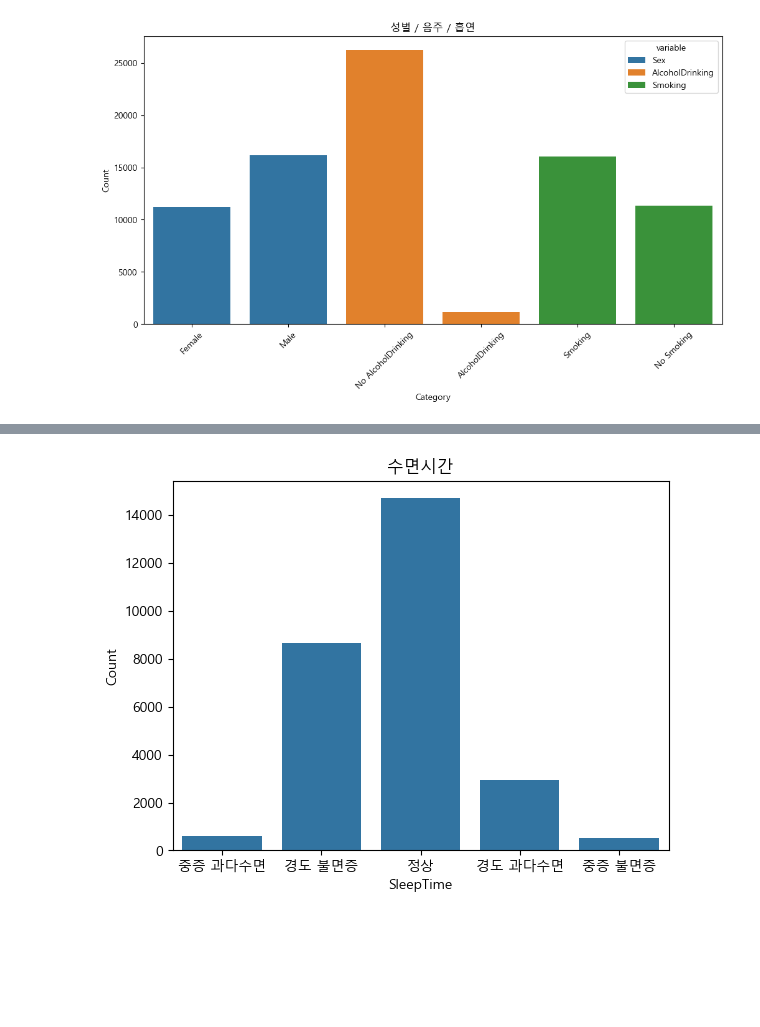
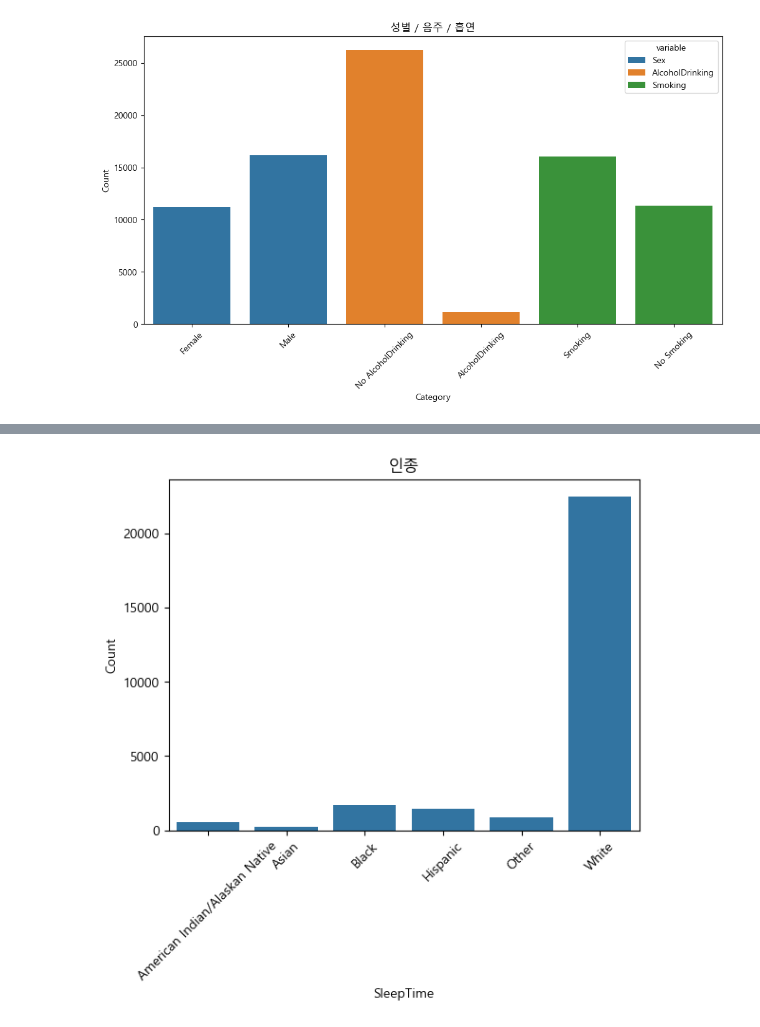
Before and after one commit to nohjuhyeon/healthcare_team, a Jupyter notebook: docs/yohan/Analysis/helth_analysis.ipynb, the cells around one changed output, grey strips where cells are left out. Drawn from its saved outputs; the diff is of its cells as text; code cells hidden in the pictures; blank space fills up the shorter version.

```diff
--- a/docs/yohan/Analysis/helth_analysis.ipynb
+++ b/docs/yohan/Analysis/helth_analysis.ipynb
@@ -250,9 +483,12 @@ plt.show()
 # %%
-sns.countplot(data=df_imnotok, x='SleepTime')
+orders = sorted(df_imnotok['Race'].unique())
+
+sns.countplot(data=df_imnotok, x='Race',order=orders)
 plt.xlabel('SleepTime')
 plt.ylabel('Count')
-plt.title('수면시간')
+plt.title('인종')
+plt.xticks(rotation=45)
 plt.show()
 # %% [output]
-[figure, old version]
+[figure, new version]
 # %%
```
Also changed, not shown: parts of 26 cells of this notebook.
